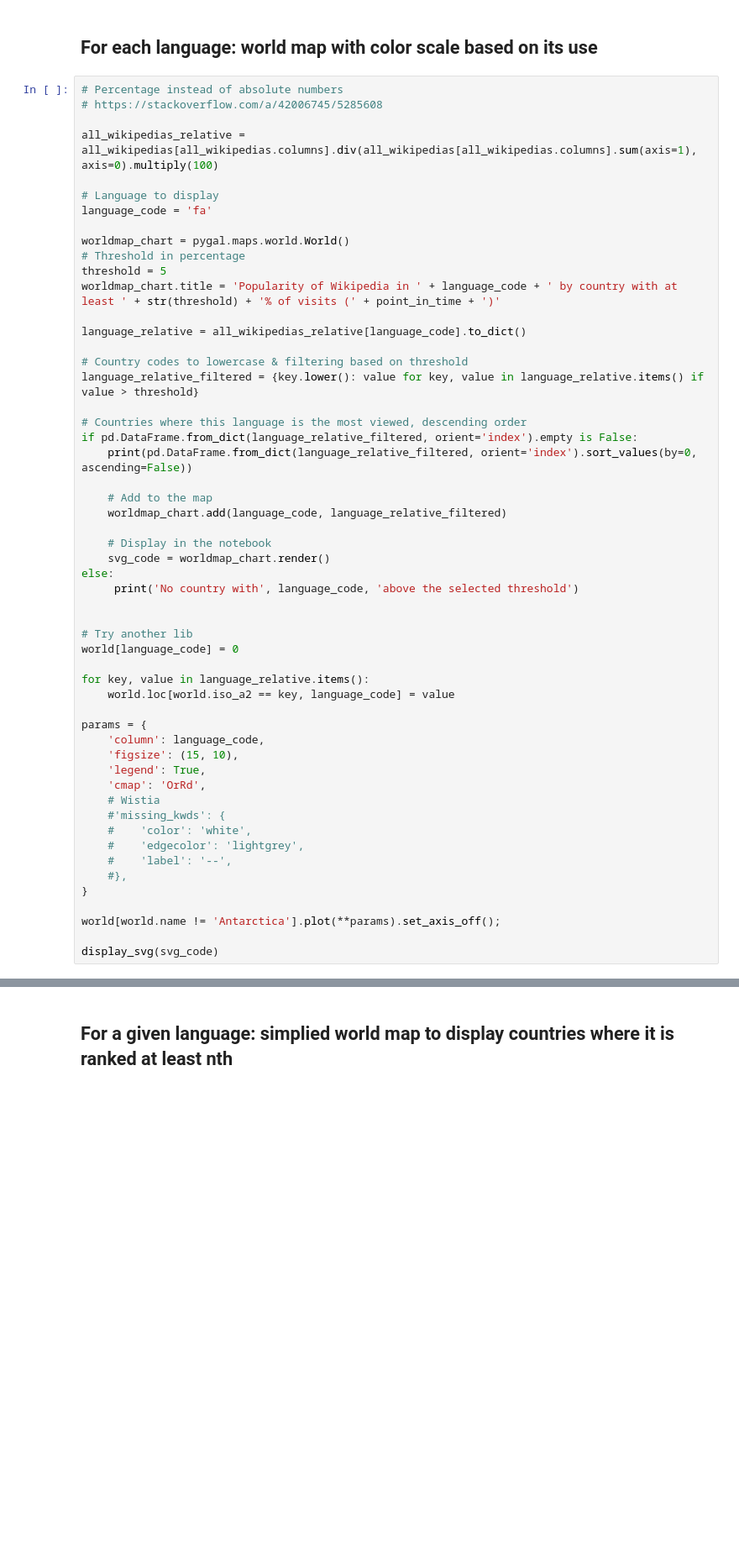
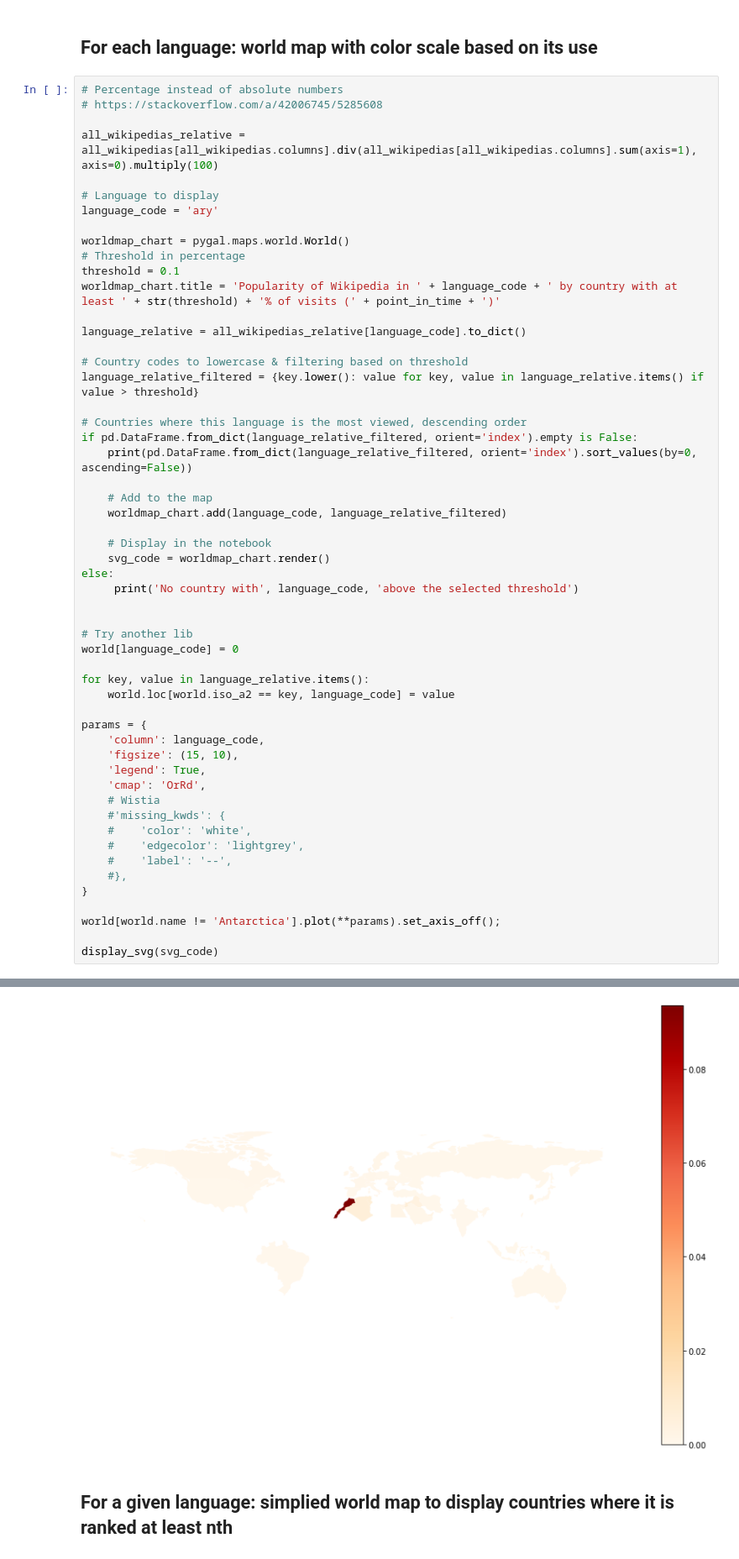
Before and after one commit to a455bcd9/wikilangtrends, a Jupyter notebook: Wikipedia Languages.ipynb, the cells around one changed output, grey strips where cells are left out. Shown at 84% size. Cells and saved outputs as stored; diff of their text form; blank space fills up the shorter version.

```diff
--- a/Wikipedia Languages.ipynb
+++ b/Wikipedia Languages.ipynb
@@ -331,11 +331,11 @@ WARNING:country_converter.country_converter:-99 not found in ISOnumeric
 all_wikipedias_relative = all_wikipedias[all_wikipedias.columns].div(all_wikipedias[all_wikipedias.columns].sum(axis=1), axis=0).multiply(100)
 
 # Language to display
-language_code = 'fa'
+language_code = 'ary'
 
 worldmap_chart = pygal.maps.world.World()
 # Threshold in percentage
-threshold = 5
+threshold = 0.1
 worldmap_chart.title = 'Popularity of Wikipedia in ' + language_code + ' by country with at least ' + str(threshold) + '% of visits (' + point_in_time + ')'
 
 language_relative = all_wikipedias_relative[language_code].to_dict()
@@ -388,3 +385,4 @@ NameError: name 'world' is not defined
+[figure, added]
 # %% [markdown]
 ## For a given language: simplied world map to display countries where it is ranked at least nth
 # %%
```
Also changed, not shown: parts of 5 cells of this notebook.
